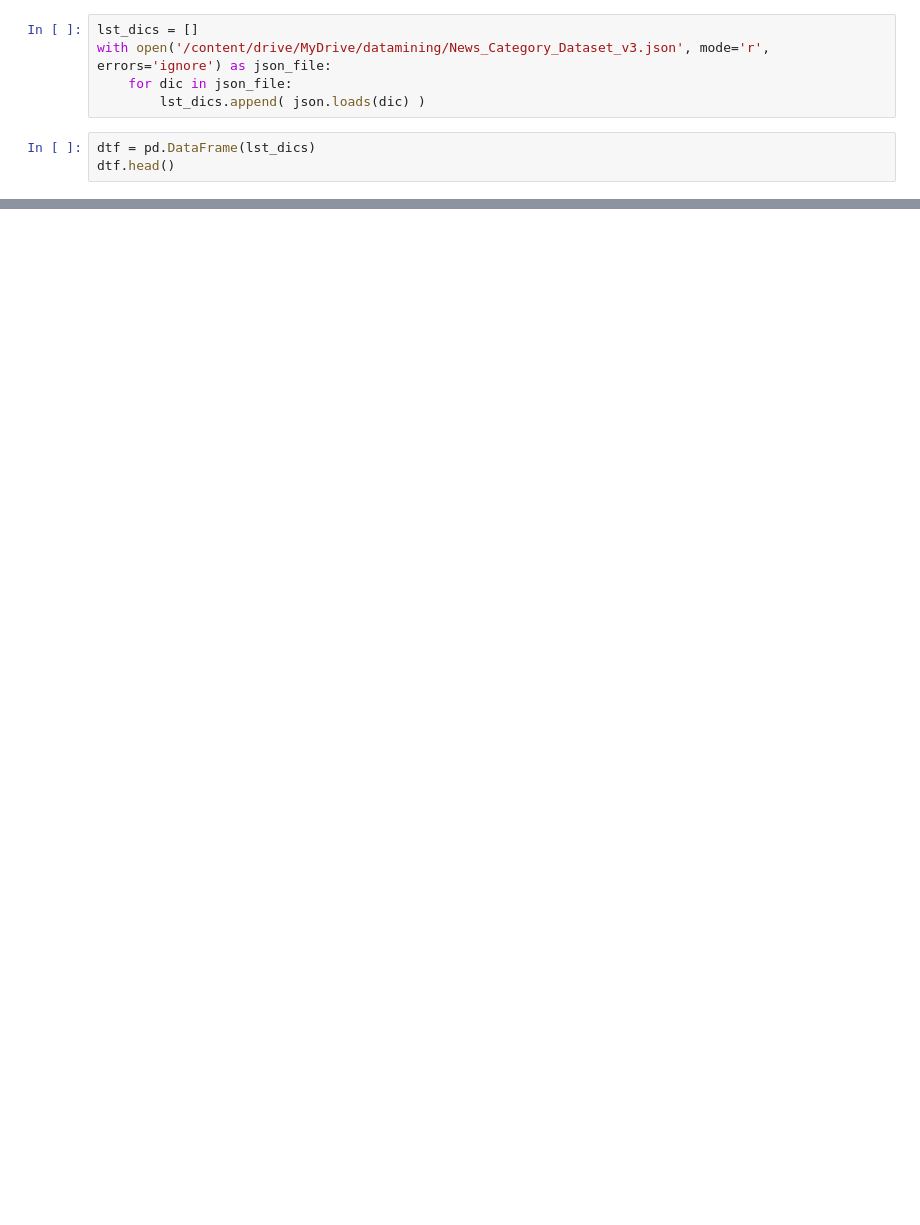
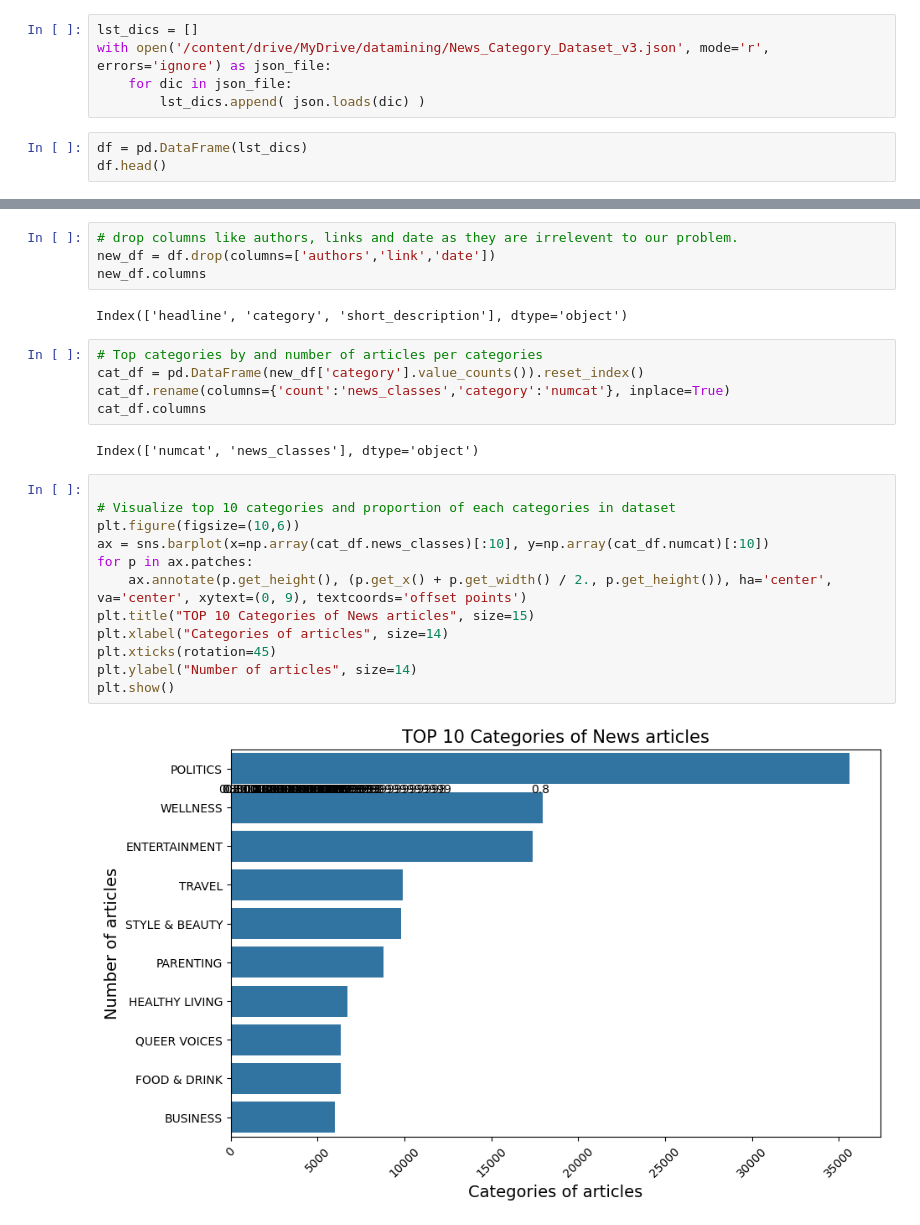
Before and after one commit to dh610/DataMining, a Jupyter notebook: datamining_project.ipynb, the cells around one changed output, grey strips where cells are left out. Drawn from its saved outputs; the diff is of its cells as text; blank space fills up the shorter version.

```diff
--- a/datamining_project.ipynb
+++ b/datamining_project.ipynb
@@ -34,8 +35,8 @@ with open('/content/drive/MyDrive/datamining/News_Category_Dataset_v3.json', mod
     for dic in json_file:
         lst_dics.append( json.loads(dic) )
 # %%
-dtf = pd.DataFrame(lst_dics)
-dtf.head()
+df = pd.DataFrame(lst_dics)
+df.head()
 # %% [output]
 |  | link | headline | category | short_description | authors | date |
 | 0 | https://www.huffpost.com/entry/co... | Over 4 Million Americans Roll Up ... | U.S. NEWS | Health experts said it is too ear... | Carla K. Johnson, AP | 2022-09-23 |
@@ -45,0 +83,27 @@ dtf.head()
+# %%
+# drop columns like authors, links and date as they are irrelevent to our problem.
+new_df = df.drop(columns=['authors','link','date'])
+new_df.columns
+# %% [output]
+Index(['headline', 'category', 'short_description'], dtype='object')
+# %%
+# Top categories by and number of articles per categories
+cat_df = pd.DataFrame(new_df['category'].value_counts()).reset_index()
+cat_df.rename(columns={'count':'news_classes','category':'numcat'}, inplace=True)
+cat_df.columns
+# %% [output]
+Index(['numcat', 'news_classes'], dtype='object')
+# %%
+
+# Visualize top 10 categories and proportion of each categories in dataset
+plt.figure(figsize=(10,6))
+ax = sns.barplot(x=np.array(cat_df.news_classes)[:10], y=np.array(cat_df.numcat)[:10])
+for p in ax.patches:
+    ax.annotate(p.get_height(), (p.get_x() + p.get_width() / 2., p.get_height()), ha='center', va='center', xytext=(0, 9), textcoords='offset points')
+plt.title("TOP 10 Categories of News articles", size=15)
+plt.xlabel("Categories of articles", size=14)
+plt.xticks(rotation=45)
+plt.ylabel("Number of articles", size=14)
+plt.show()
+# %% [output]
+[figure, added]
```
Also changed, not shown: parts of 4 cells of this notebook.
